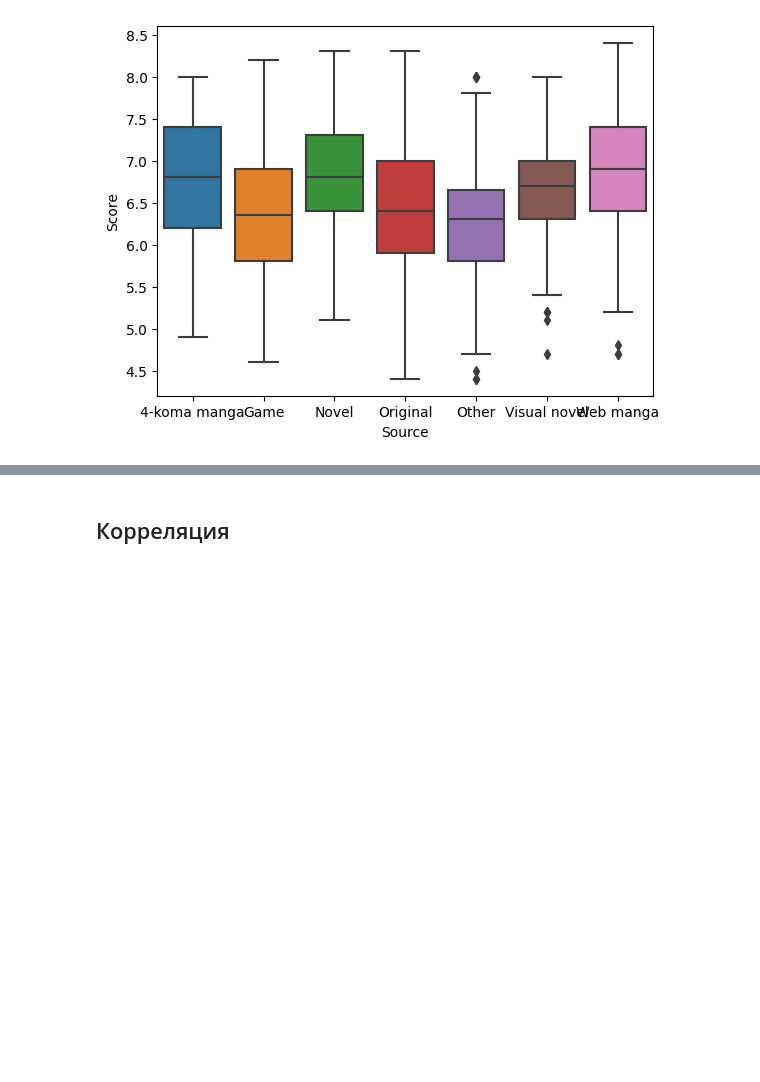
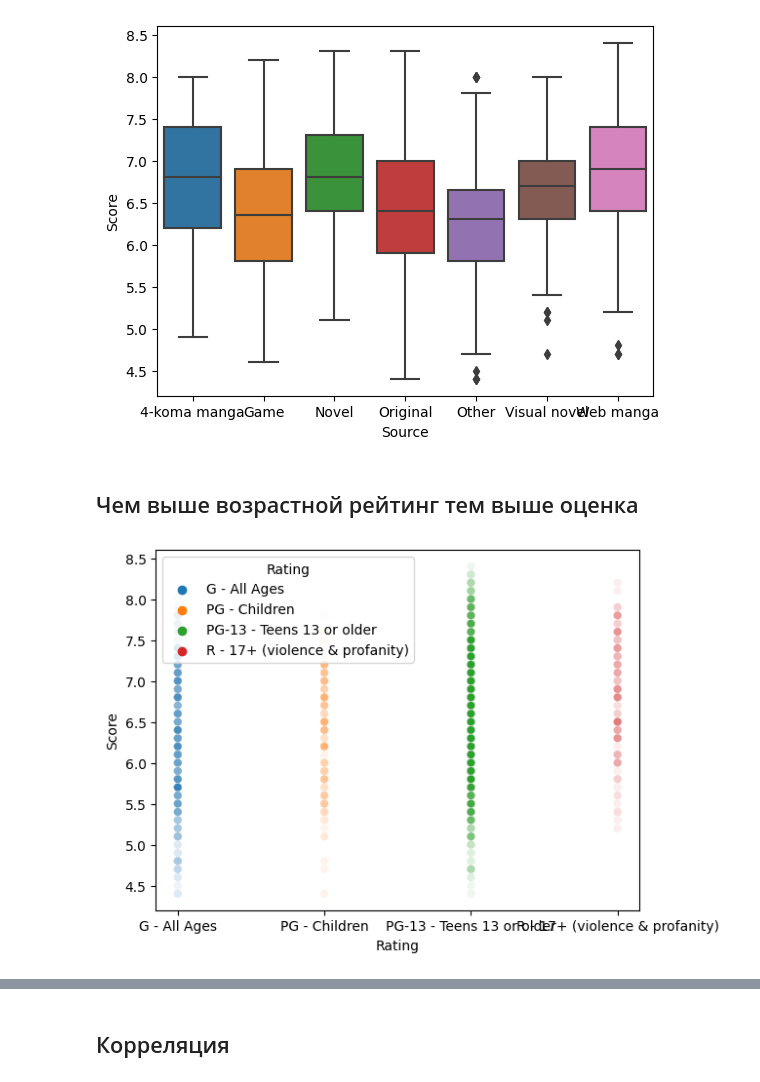
Before and after one commit to KimNikita/machine-learning-practice, a Jupyter notebook: Anime rating prediction.ipynb, the cells around one changed output, grey strips where cells are left out. Cells and saved outputs as stored; diff of their text form; code cells hidden in the pictures; blank space fills up the shorter version.

```diff
--- a/Anime rating prediction.ipynb
+++ b/Anime rating prediction.ipynb
@@ -211,7 +211,7 @@ from nltk.tokenize import word_tokenize
 from nltk.corpus import stopwords
 stop_words = stopwords.words("english")
 import gensim.downloader as api
-word2vec = api.load('glove-wiki-gigaword-300')
+word2vec = api.load('glove-wiki-gigaword-50')
 
 def normalize(text):
   text = re.sub(r'[^\w\s]+|[\d]+', '', text).strip()
@@ -229,17 +230,28 @@ def normalize(text):
 # %%
 cid = data.columns.get_loc('Synopsis')
+len_tokens = []
+min_coef = 100000
+max_coef = -100000
 for i in range(data.shape[0]):
   cur = normalize(data.iat[i, cid])
+  len_tokens.append(len(cur))
   misses = 0
   vectors = []
   for token in cur:
     try:
       vector = word2vec[token]
+      if min(vector) < min_coef:
+        min_coef = min(vector)
+      if max(vector) > max_coef:
+        max_coef = max(vector)
       vectors.append(vector)
     except KeyError:
       misses+=1
   data.iat[i, cid] = vectors
 
+print(min(len_tokens))
+print(np.mean(len_tokens))
+print(max(len_tokens))
 print(misses)
 data.head()
 # %% [output]
@@ -420,3 +435,10 @@ sns.boxplot(x="Source", y="Score", data=data)
 pass
 # %% [output]
 [figure]
+# %% [markdown]
+## Чем выше возрастной рейтинг тем выше оценка
+# %%
+sns.scatterplot(x='Rating', y='Score', hue='Rating', data=data, alpha=0.08)
+pass
+# %% [output]
+[figure, added]
```
Also changed, not shown: parts of 31 cells of this notebook.
